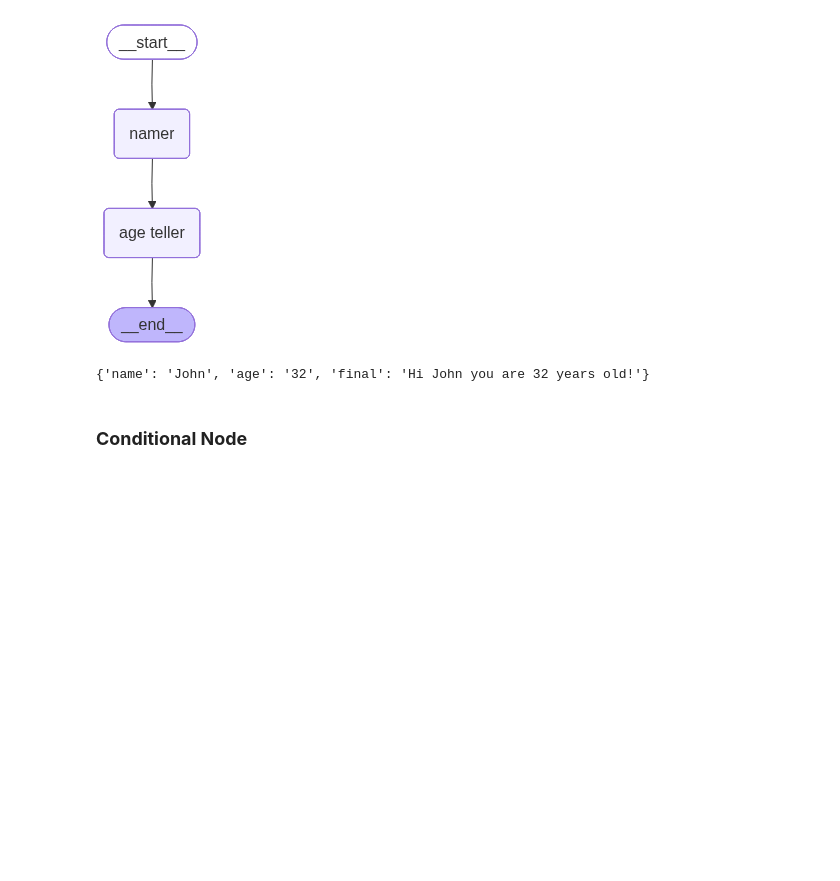
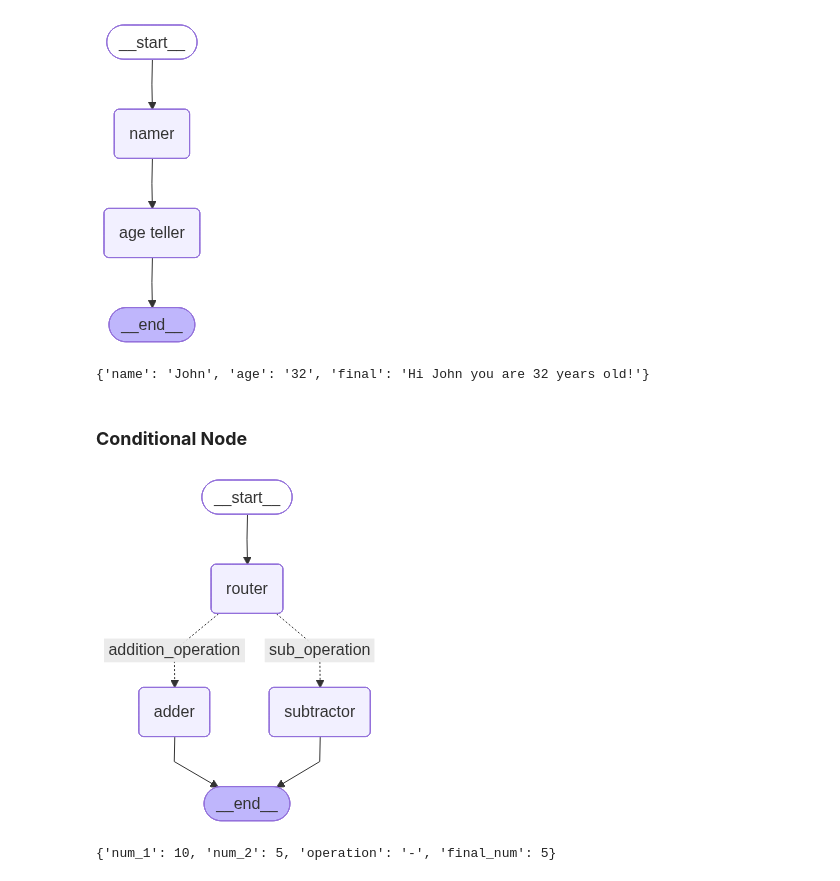
Before and after one commit to Harsh-Sharma-2002/Agent_base, a Jupyter notebook: main.ipynb, the cells around one changed output. Drawn from its saved outputs; the diff is of its cells as text; code cells hidden in the pictures; blank space fills up the shorter version.

Commit message:
multi router layer done

```diff
--- a/main.ipynb
+++ b/main.ipynb
@@ -144,7 +144,7 @@ def sub(state: AgentState) -> AgentState:
     This node subtracts the two numbers"
     """
     state["final_num"] = state["num_1"] - state["num_2"]
-    return
+    return state
 
 def decide_next_node(state: AgentState) -> AgentState:
     """
@@ -157,6 +157,32 @@ def decide_next_node(state: AgentState) -> AgentState:
 # %%
 g_5 = StateGraph(AgentState)
 
-g_5.add_node("router",decide_next_node, lambda state:state) # In the lambda function it is saying that the input state is the output state
+g_5.add_node("router", lambda state:state) # In the lambda function it is saying that the input state is the output state(passthrough funtion)
 g_5.add_node("adder",adder)
 g_5.add_node("subtractor",sub)
+
+g_5.add_edge(START, "router")
+g_5.add_conditional_edges(
+        source= "router",
+        path= decide_next_node,
+        path_map= {
+                    # Edge : Node
+                    "addition_operation": "adder",
+                    "sub_operation" : "subtractor"
+                }
+        )
+
+g_5.add_edge("adder",END)
+g_5.add_edge("subtractor",END)
+
+a_5 = g_5.compile()
+# %%
+display(Image(a_5.get_graph().draw_mermaid_png()))
+# %% [output]
+[figure, added]
+# %%
+intitial_state = AgentState(num_1=10,num_2=5,operation="-")
+r_5 = a_5.invoke(intitial_state)
+r_5
+# %% [output]
+{'num_1': 10, 'num_2': 5, 'operation': '-', 'final_num': 5}
```
Also changed, not shown: parts of 2 cells of this notebook.
